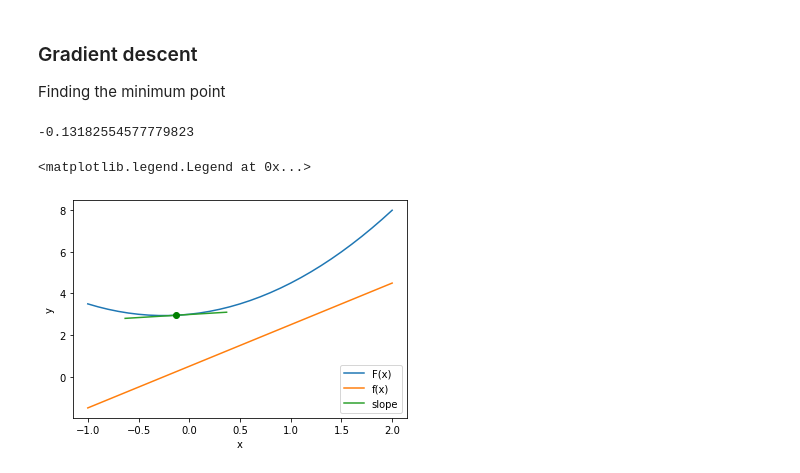
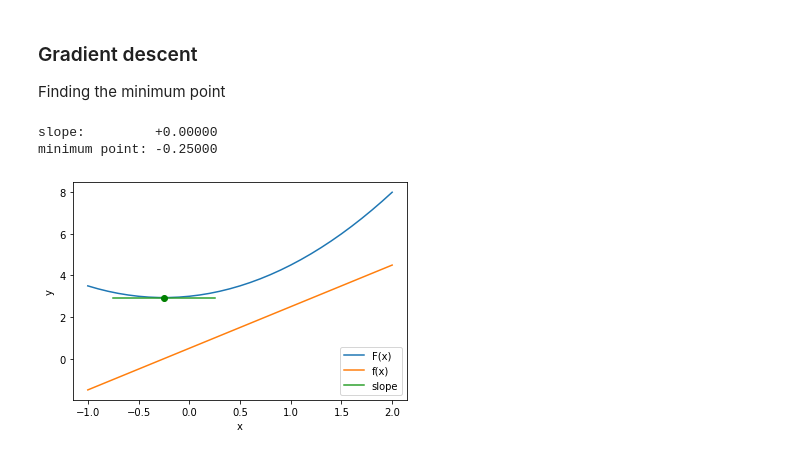
Before and after one commit to KMate-ISD/Machine_learning, a Jupyter notebook: ML_basics.ipynb, the cells around one changed output. Drawn from its saved outputs; the diff is of its cells as text; code cells hidden in the pictures.

```diff
--- a/ML_basics.ipynb
+++ b/ML_basics.ipynb
@@ -161,35 +161,40 @@ Finding the minimum point
 
 def calculate_value(x):
   return (x**2)+x/2+3
 
 def calculate_derivative(x):
   return 2*x+0.5
 
 learning_rate=0.1
 minimum_point=10
 
 # gradient=slope
-for i in range(20):
+
+slope=1
+while slope > 10**-6:
   slope=calculate_derivative(minimum_point)
   minimum_point-=learning_rate*slope
 
-print(minimum_point)
+print(f'slope: {slope:+16.5f}')
+print(f'minimum point: {minimum_point:+8.5f}')
+input()
 
 x=[i*0.1 for i in range(-10,21)]
 y=[calculate_value(i) for i in x]
 d_dx=[calculate_derivative(i) for i in x]
 x_line=[minimum_point-0.5,minimum_point+0.5]
 y_line=[slope*(i-minimum_point)+calculate_value(minimum_point) for i in x_line]
 
 plt.plot(x, y, label='F(x)')
 plt.plot(x, d_dx, label='f(x)')
 plt.plot(x_line, y_line, label='slope')
 plt.plot(minimum_point, calculate_value(minimum_point), 'go') # dot
 
 plt.xlabel('x')
 plt.ylabel('y')
 plt.legend(loc='lower right')
+plt.show()
 # %% [output]
--0.13182554577779823
+slope:         +0.00000
+minimum point: -0.25000
-<matplotlib.legend.Legend at 0x...>
-[figure, old version]
+[figure, new version]
```
Also changed, not shown: parts of 1 cell of this notebook.
